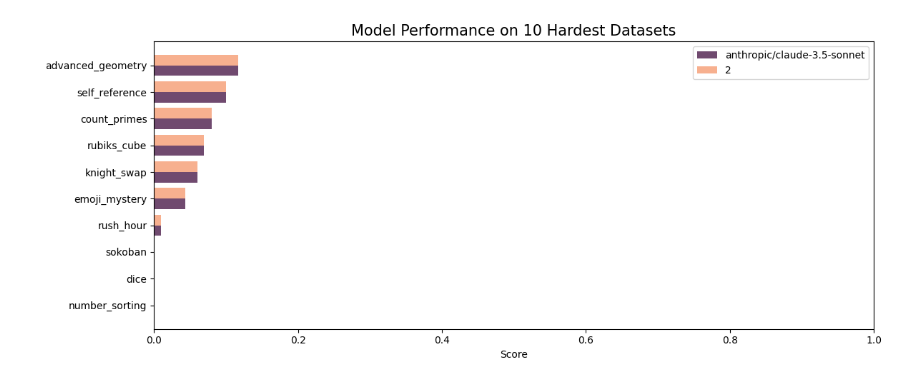
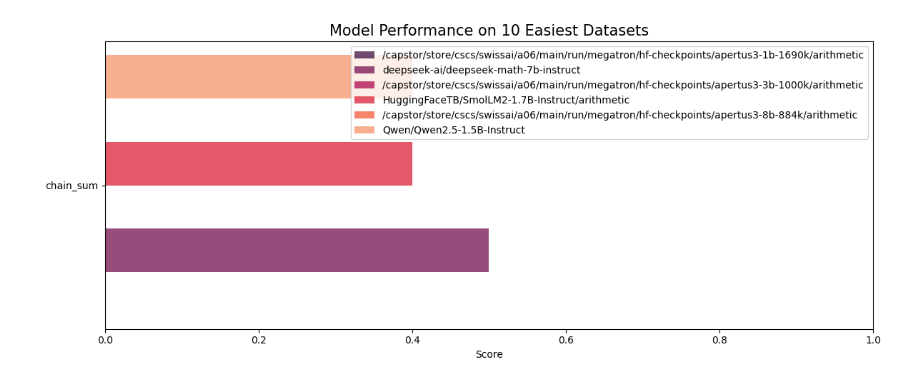
Before and after one commit to CamilleChallier/reasoning-gym, a Jupyter notebook: notebooks/visualization.ipynb, the cells around one changed output. Drawn from its saved outputs; the diff is of its cells as text; code cells hidden in the pictures.

```diff
--- a/notebooks/visualization.ipynb
+++ b/notebooks/visualization.ipynb
@@ -717,5 +742,3 @@ categories = get_dataset_categories(results_dir, summaries)
-# %%
-summaries["2"] = summaries['anthropic/claude-3.5-sonnet']
 # %%
 plot_model_subcategory_scores(summaries, categories)
 # %% [output]
@@ -744,4 +767,4 @@ fig = create_dashboard(summaries, categories)
 # %%
-fig = create_top_datasets_comparison(summaries, 10)
+fig = create_top_datasets_comparison(summaries, 10, mode = "easiest")
 # %% [output]
-[figure, old version]
+[figure, new version]
```
Also changed, not shown: parts of 13 cells of this notebook, 2 other files.
